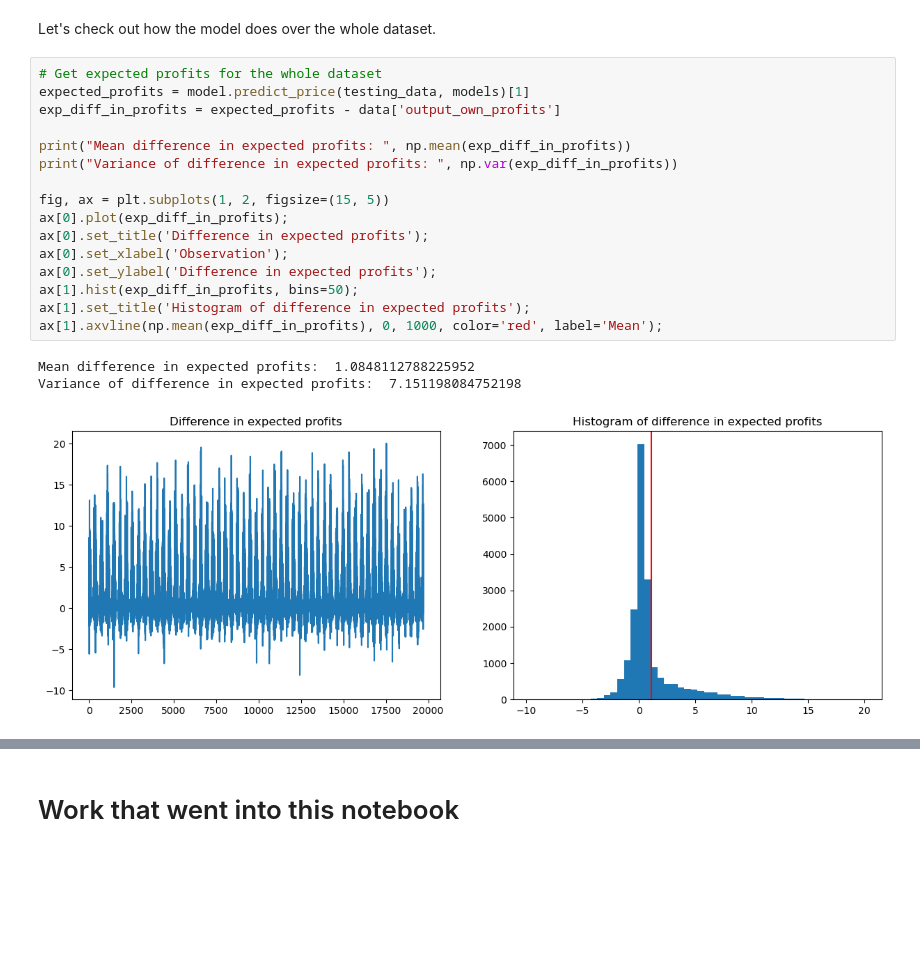
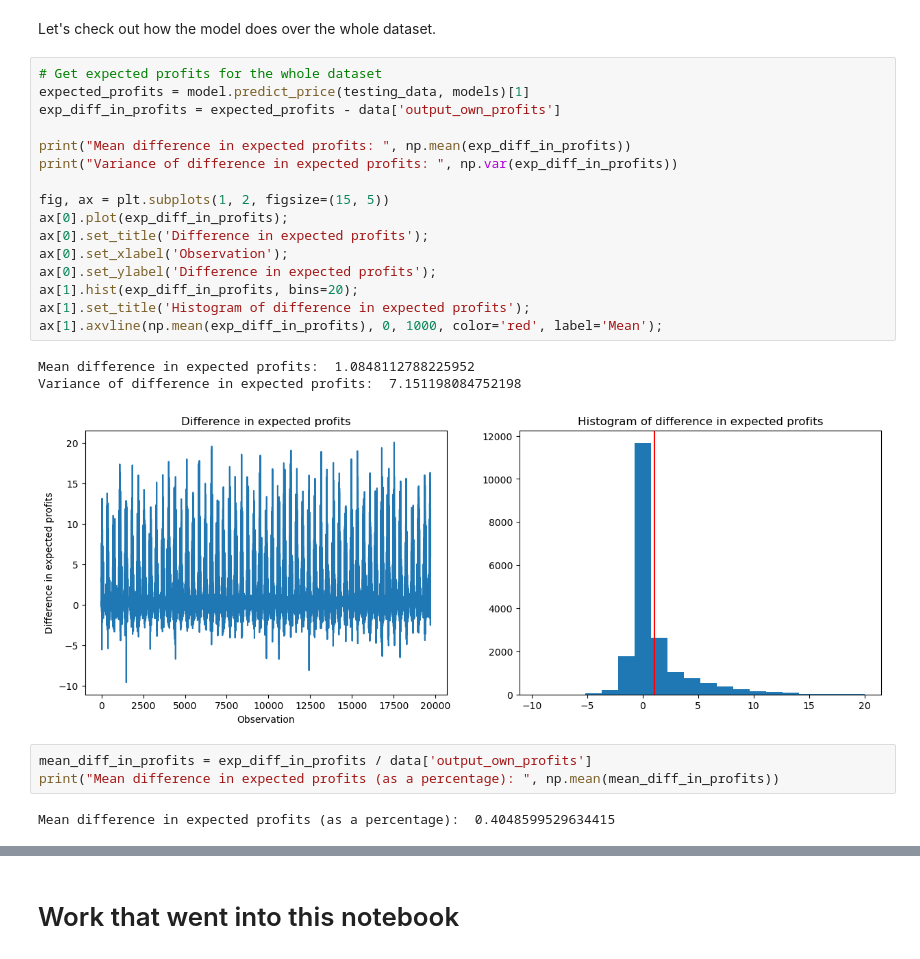
Before and after one commit to Vileh/UCL_Pricing_Algorithm_Research_Study, a Jupyter notebook: walkthrough.ipynb, the cells around one changed output, grey strips where cells are left out. Cells and saved outputs as stored; diff of their text form; blank space fills up the shorter version.

```diff
--- a/walkthrough.ipynb
+++ b/walkthrough.ipynb
@@ -39,20 +39,25 @@ Let's check out how the model does over the whole dataset.
 # %%
 # Get expected profits for the whole dataset
 expected_profits = model.predict_price(testing_data, models)[1]
 exp_diff_in_profits = expected_profits - data['output_own_profits']
 
 print("Mean difference in expected profits: ", np.mean(exp_diff_in_profits))
 print("Variance of difference in expected profits: ", np.var(exp_diff_in_profits))
 
 fig, ax = plt.subplots(1, 2, figsize=(15, 5))
 ax[0].plot(exp_diff_in_profits);
 ax[0].set_title('Difference in expected profits');
 ax[0].set_xlabel('Observation');
 ax[0].set_ylabel('Difference in expected profits');
-ax[1].hist(exp_diff_in_profits, bins=50);
+ax[1].hist(exp_diff_in_profits, bins=20);
 ax[1].set_title('Histogram of difference in expected profits');
 ax[1].axvline(np.mean(exp_diff_in_profits), 0, 1000, color='red', label='Mean');
 # %% [output]
 Mean difference in expected profits:  1.0848112788225952
 Variance of difference in expected profits:  7.151198084752198
-[figure, old version]
+[figure, new version]
+# %%
+mean_diff_in_profits = exp_diff_in_profits / data['output_own_profits']
+print("Mean difference in expected profits (as a percentage): ", np.mean(mean_diff_in_profits))
+# %% [output]
+Mean difference in expected profits (as a percentage):  0.4048599529634415
```
Also changed, not shown: parts of 2 cells of this notebook.
